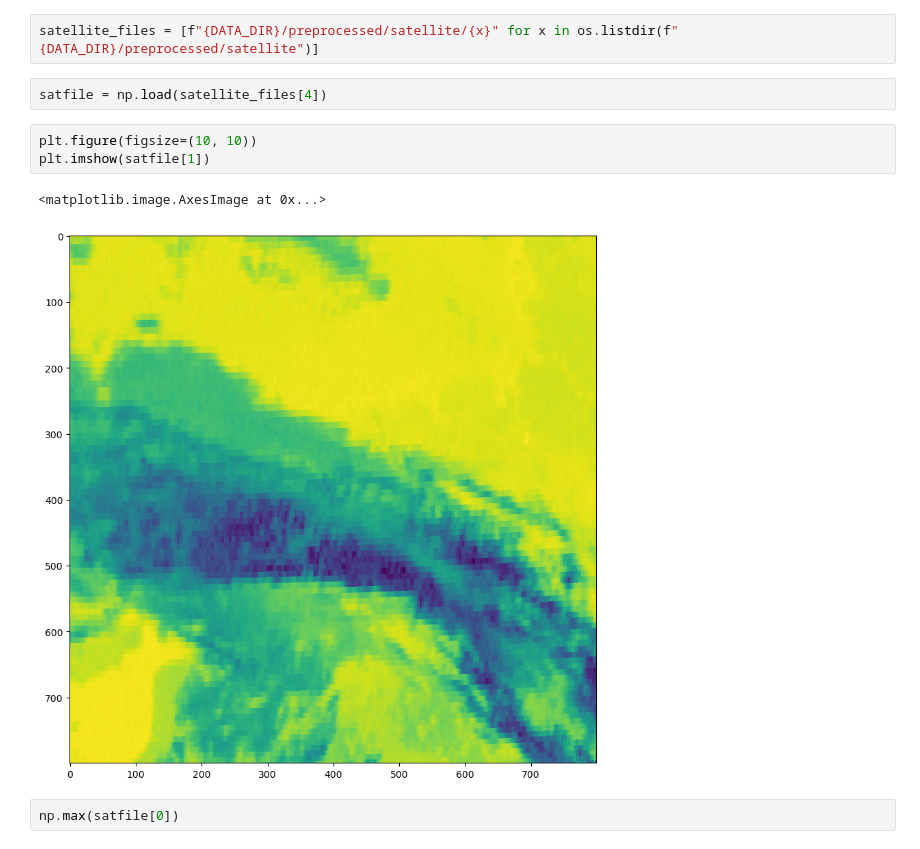
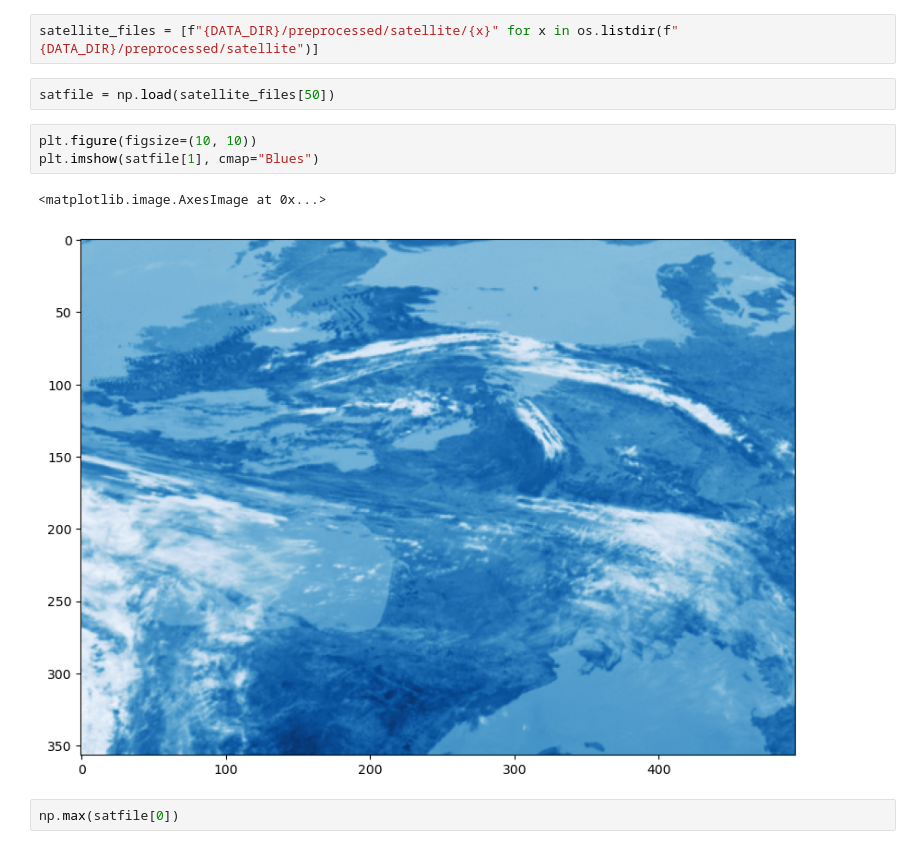
Before and after one commit to masterkram/bsc_thesis, a Jupyter notebook: sandbox/preprocessing.ipynb, the cells around one changed output. Saved outputs shown, nothing was run; the diff lists cells and outputs as text.

Commit message:
feat: improve visualization step.

```diff
--- a/sandbox/preprocessing.ipynb
+++ b/sandbox/preprocessing.ipynb
@@ -55,13 +55,13 @@ plt.imshow(copy_of_data)
 # %%
 satellite_files = [f"{DATA_DIR}/preprocessed/satellite/{x}" for x in os.listdir(f"{DATA_DIR}/preprocessed/satellite")]
 # %%
-satfile = np.load(satellite_files[4])
+satfile = np.load(satellite_files[50])
 # %%
 plt.figure(figsize=(10, 10))
-plt.imshow(satfile[1])
+plt.imshow(satfile[1], cmap="Blues")
 # %% [output]
 <matplotlib.image.AxesImage at 0x...>
-[figure, old version]
+[figure, new version]
 # %%
 np.max(satfile[0])
 # %% [output]
```
Also changed, not shown: 14 other files.
